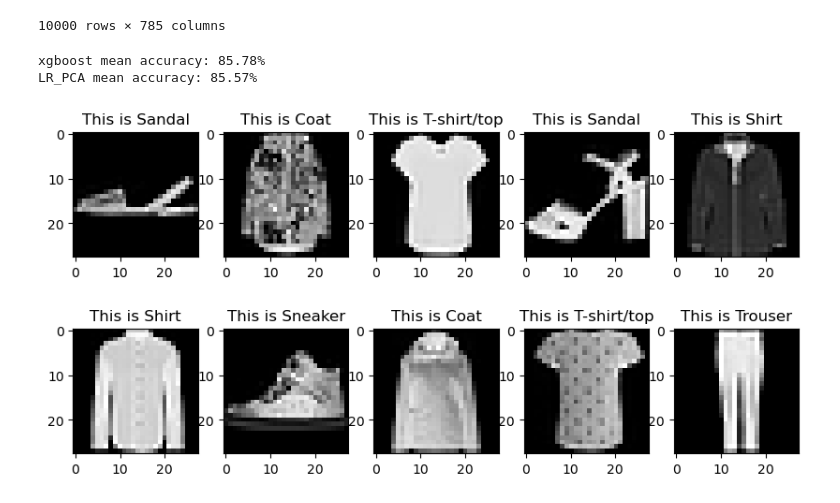
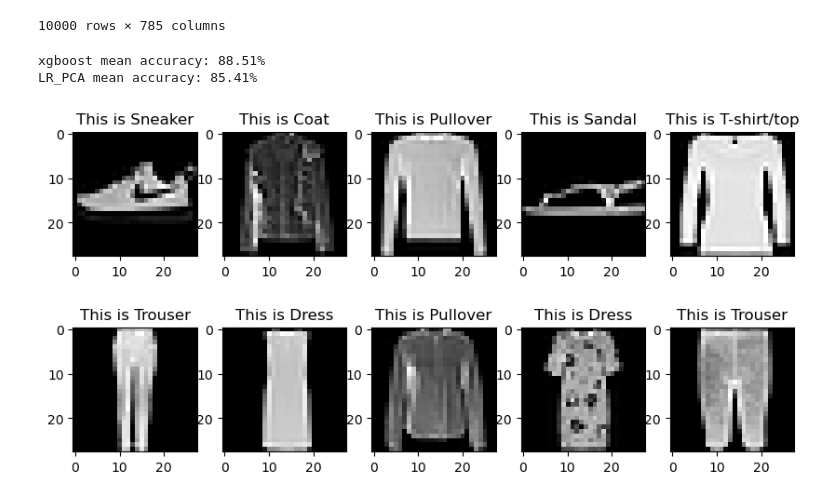
Before and after one commit to ortrsa/Data_Science_Final_Project_2, a Jupyter notebook: Notebook2-fashion Mnist.ipynb, the cells around one changed output. Cells and saved outputs as stored; diff of their text form; code cells hidden in the pictures.

```diff
--- a/Notebook2-fashion Mnist.ipynb
+++ b/Notebook2-fashion Mnist.ipynb
@@ -93,4 +148,4 @@ x_train , x_test , y_train , y_test = split(x_train,y_train ,train_size = 0.8 ,
 # %%
-# Models:
-LR = LogisticRegression(multi_class="ovr")
-XG = XGBClassifier(n_estimators= 20, n_jobs=-1, learning_rate=0.5, seed=0)
+XG = XGBClassifier(n_estimators= 150, n_jobs=-1, learning_rate=0.5, seed=0, eval_metric = 'mlogloss')
+
+GB = GradientBoostingClassifier(n_estimators=25,learning_rate=0.1, random_state=20 )
@@ -110,0 +152,6 @@ XGBClassifier(base_score=0.5, booster='gbtree', colsample_bylevel=1,
+# %%
+%%time
+XG.fit(x_train,y_train)
+print("XG Done")
+GB.fit(x_train,y_train)
+print("GB Done")
@@ -134,7 +206,7 @@ pca_x_train = pca.fit_transform(x_train)
 pca_x_test = pca.transform(x_test)
 # %%
 LR_PCA = LogisticRegression(multi_class="ovr")
-XG_PCA = XGBClassifier(n_estimators= 20, n_jobs=-1, learning_rate=0.5, seed=0)
+XG_PCA = XGBClassifier(n_estimators= 150, n_jobs=-1, learning_rate=0.5, seed=0, eval_metric = 'mlogloss')
 # %%
 LR_PCA.fit(pca_x_train, y_train)
 XG_PCA.fit(pca_x_train, y_train)
@@ -189,34 +261,36 @@ X_finel_test
 | 9999 | 1 | 0 | 0 | 0 | 0 | 0 | 0 | 0 | 140 | 119 | ... | ... |
 10000 rows × 785 columns
 # %%
-y_test = X_finel_test["label"]
-x_test = X_finel_test.drop(["label"], axis=1)/255
-pca_x_test = pca.transform(x_test)
+Y_test = X_finel_test["label"]
+X_test = X_finel_test.drop(["label"], axis=1)/255
+pca_x_test = pca.transform(X_test)
 # %%
-print("xgboost mean accuracy: {:.2f}%".format(XG_PCA.score(pca_x_test, y_test)*100))
-print("LR_PCA mean accuracy: {:.2f}%".format(LR_PCA.score(pca_x_test, y_test)*100))
+print("xgboost mean accuracy: {:.2f}%".format(XG_PCA.score(pca_x_test, Y_test)*100))
+print("LR_PCA mean accuracy: {:.2f}%".format(LR_PCA.score(pca_x_test, Y_test)*100))
 # %% [output]
-xgboost mean accuracy: 85.78%
-LR_PCA mean accuracy: 85.57%
+xgboost mean accuracy: 88.51%
+LR_PCA mean accuracy: 85.41%
 # %%
 classes = {0: 'T-shirt/top',
            1: 'Trouser',
            2: 'Pullover',
            3: 'Dress',
            4: 'Coat',
            5: 'Sandal',
            6: 'Shirt',
            7: 'Sneaker',
            8: 'Bag',
            9: 'Ankle boot'}
 
 f, axarr = plt.subplots(2,5 , figsize = (10,5))
-for i,j in enumerate(np.random.randint(0, len(x_test), 10)) :
-    image = x_test[j:j+1]
+plt.gray()
+for i,j in enumerate(np.random.randint(0, len(X_test), 10)) :
+    image = X_test[j:j+1]
     image_class = classes[XG_PCA.predict(pca.transform(image))[0]]
     image = np.array(image).reshape(28,28)
     axarr[i//5, i%5].imshow(image)
     axarr[i//5, i%5].set_title("This is {}".format(image_class))
+
 plt.show()
 # %% [output]
-[figure, old version]
+[figure, new version]
```
Also changed, not shown: parts of 22 cells of this notebook.
